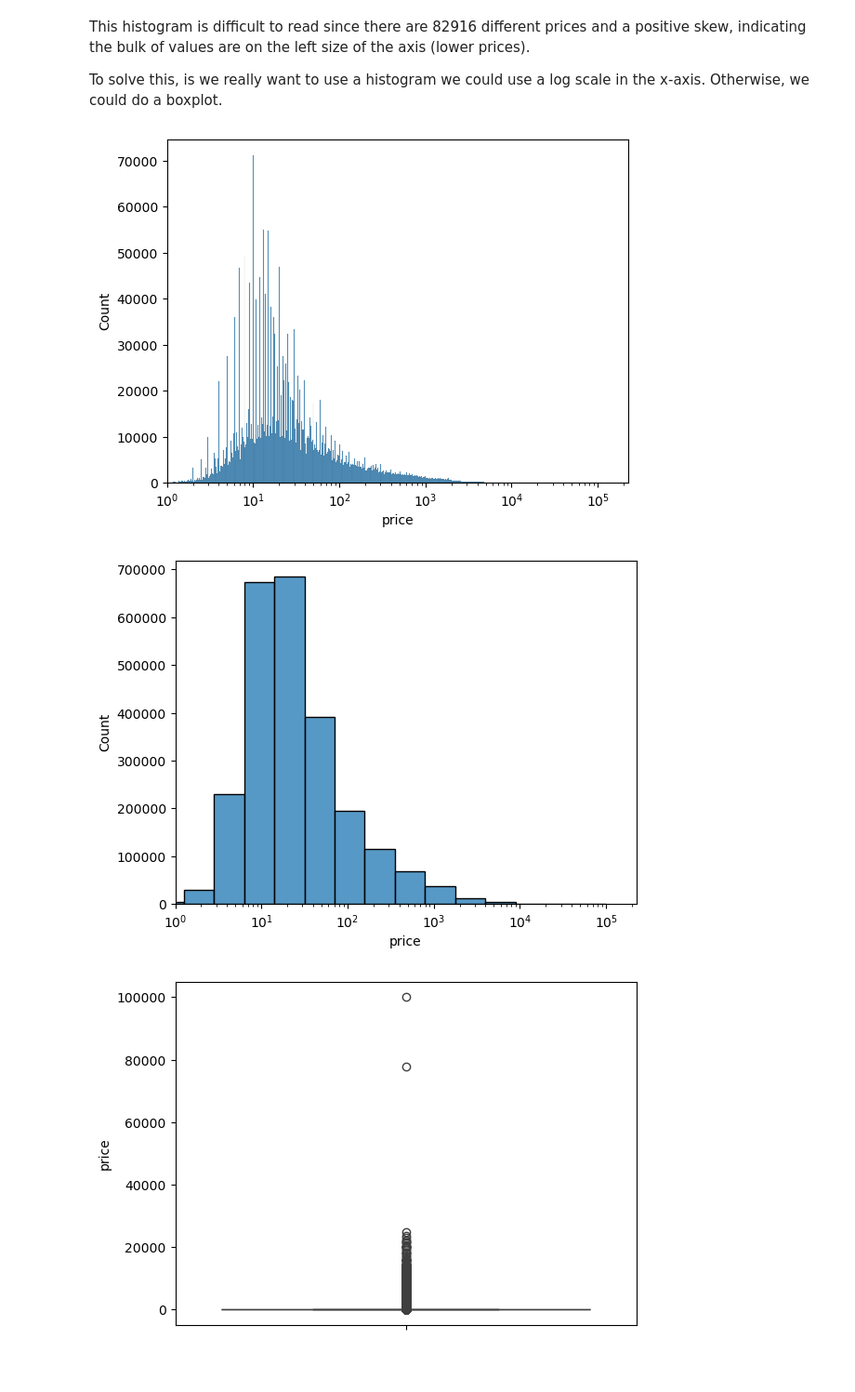
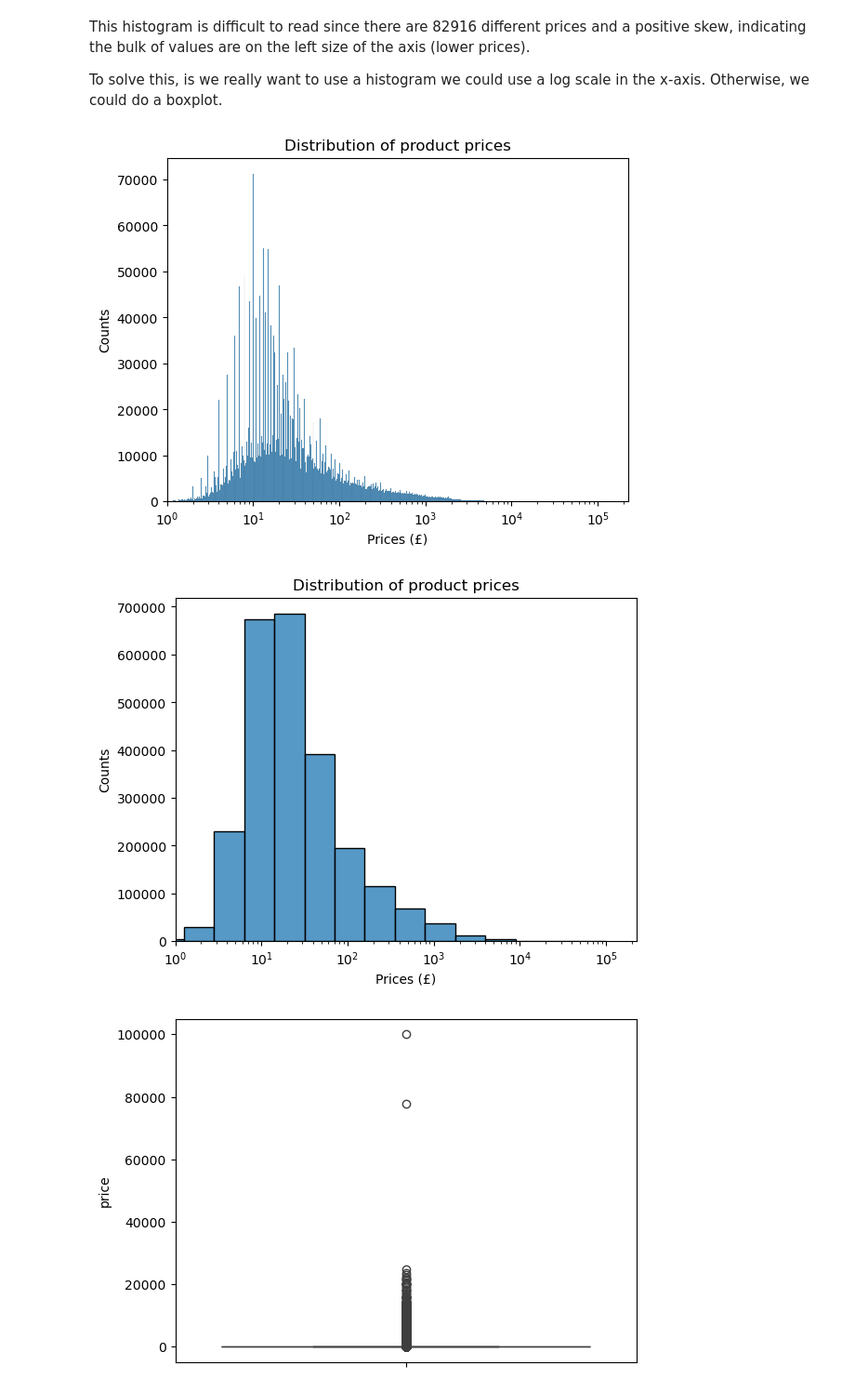
Before and after one commit to brunojrg/lab-eda-univariate, a Jupyter notebook: main.ipynb, the cells around one changed output. Shown at 93% size. Saved outputs shown, nothing was run; the diff lists cells and outputs as text; code cells hidden in the pictures; blank space fills up the shorter version.

```diff
--- a/main.ipynb
+++ b/main.ipynb
@@ -270,15 +282,21 @@ To solve this, is we really want to use a histogram we could use a log scale in
 # %%
 sns.histplot(df["price"], bins="auto", log_scale=True)
 plt.xlim(1,)
+plt.xlabel("Prices (£)")
+plt.ylabel("Counts")
+plt.title("Distribution of product prices")
 plt.show()
 # %% [output]
-[figure, old version]
+[figure, new version]
 # %%
 sns.histplot(df["price"], bins=20, log_scale=True)
 plt.xlim(1,)
+plt.xlabel("Prices (£)")
+plt.ylabel("Counts")
+plt.title("Distribution of product prices")
 plt.show()
 # %% [output]
-[figure, old version]
+[figure, new version]
 # %%
 sns.boxplot(df["price"])
 plt.show()
```
Also changed, not shown: parts of 14 cells of this notebook.
